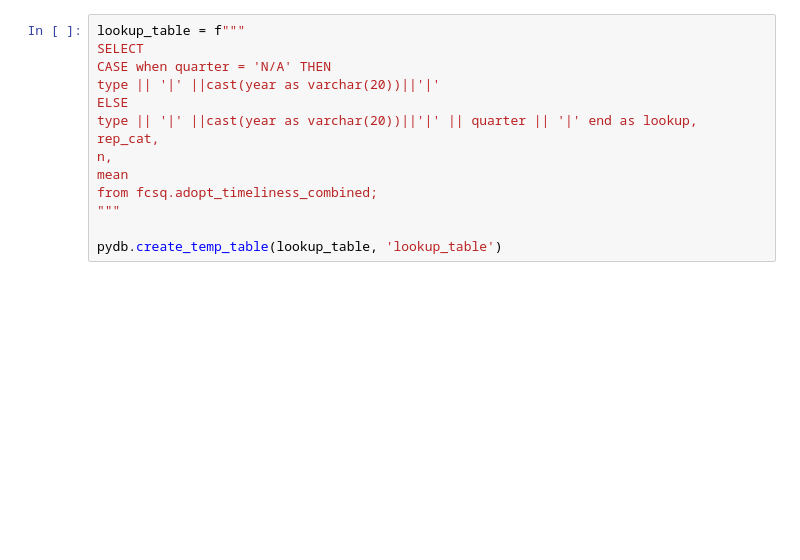
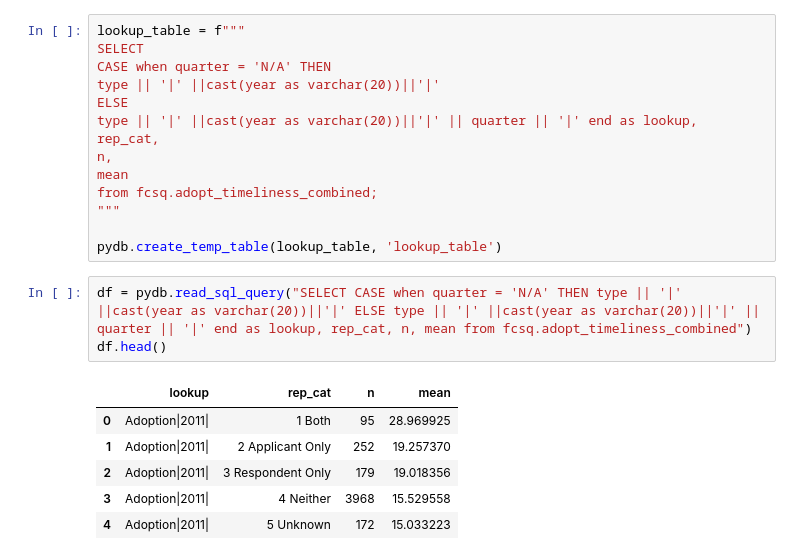
Before and after one commit to moj-analytical-services/FCSQ_data, a Jupyter notebook: data/adopt_timeliness.ipynb, the cells around one changed output. Drawn from its saved outputs; the diff is of its cells as text; blank space fills up the shorter version.

```diff
--- a/data/adopt_timeliness.ipynb
+++ b/data/adopt_timeliness.ipynb
@@ -1694,3 +1712,13 @@ from fcsq.adopt_timeliness_combined;
 """
 
 pydb.create_temp_table(lookup_table, 'lookup_table')
+# %%
+df = pydb.read_sql_query("SELECT CASE when quarter = 'N/A' THEN type || '|' ||cast(year as varchar(20))||'|' ELSE type || '|' ||cast(year as varchar(20))||'|' || quarter || '|' end as lookup, rep_cat, n, mean from fcsq.adopt_timeliness_combined")
+df.head()
+# %% [output]
+|  | lookup | rep_cat | n | mean |
+| 0 | Adoption|2011| | 1 Both | 95 | 28.969925 |
+| 1 | Adoption|2011| | 2 Applicant Only | 252 | 19.257370 |
+| 2 | Adoption|2011| | 3 Respondent Only | 179 | 19.018356 |
+| 3 | Adoption|2011| | 4 Neither | 3968 | 15.529558 |
+| 4 | Adoption|2011| | 5 Unknown | 172 | 15.033223 |
```
Also changed, not shown: parts of 38 cells of this notebook.
